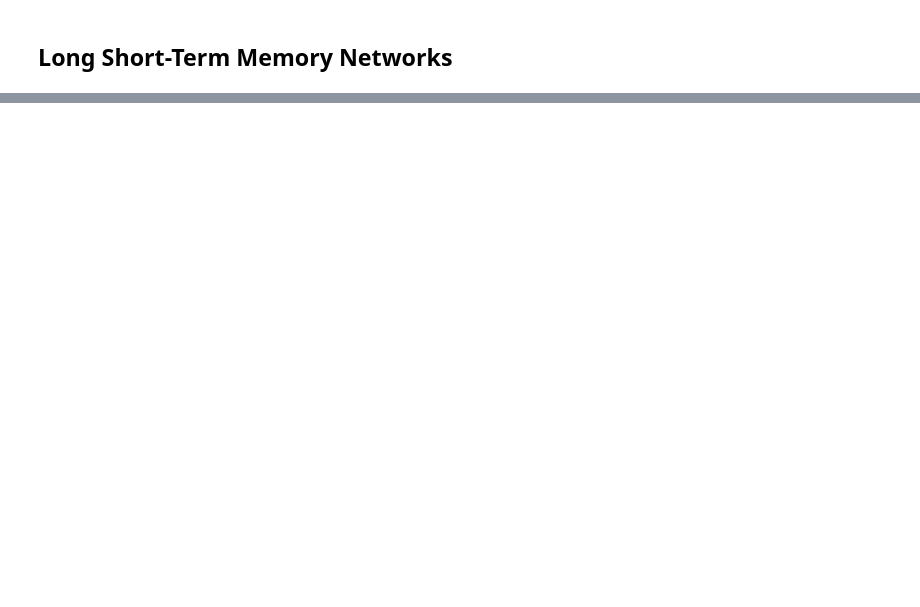
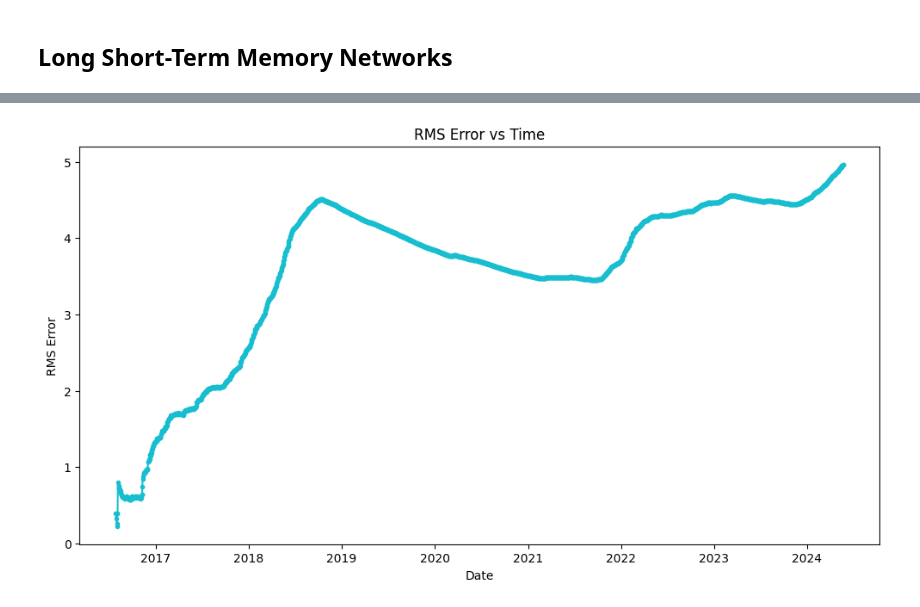
Before and after one commit to chaykovs/Finance-Projects, a Jupyter notebook: Stock Price Analysis/SC_Stock_Price_Analysis.ipynb, the cells around one changed output, grey strips where cells are left out. Drawn from its saved outputs; the diff is of its cells as text; code cells hidden in the pictures; blank space fills up the shorter version.

```diff
--- a/Stock Price Analysis/SC_Stock_Price_Analysis.ipynb
+++ b/Stock Price Analysis/SC_Stock_Price_Analysis.ipynb
@@ -668,0 +745,18 @@ plt.show()
+# %%
+# plot RMS error
+test_values = df_test.values[look_back:]  # Adjust for look_back
+
+rms_vals = []
+for i in range(1, test_values.shape[0] + 1):
+    rms_vals.append(mean_squared_error(test_values[:i], test_predict[:i], squared=False))
+
+rms_t = pd.Series(rms_vals, index=df_test.index[look_back:])
+
+plt.figure(figsize=(12, 6))
+plt.title('RMS Error vs Time')
+plt.xlabel('Date')
+plt.ylabel('RMS Error')
+plt.plot(rms_t, marker='.', color='tab:cyan')
+plt.show()
+# %% [output]
+[figure, added]
```
Also changed, not shown: parts of 23 cells of this notebook.
